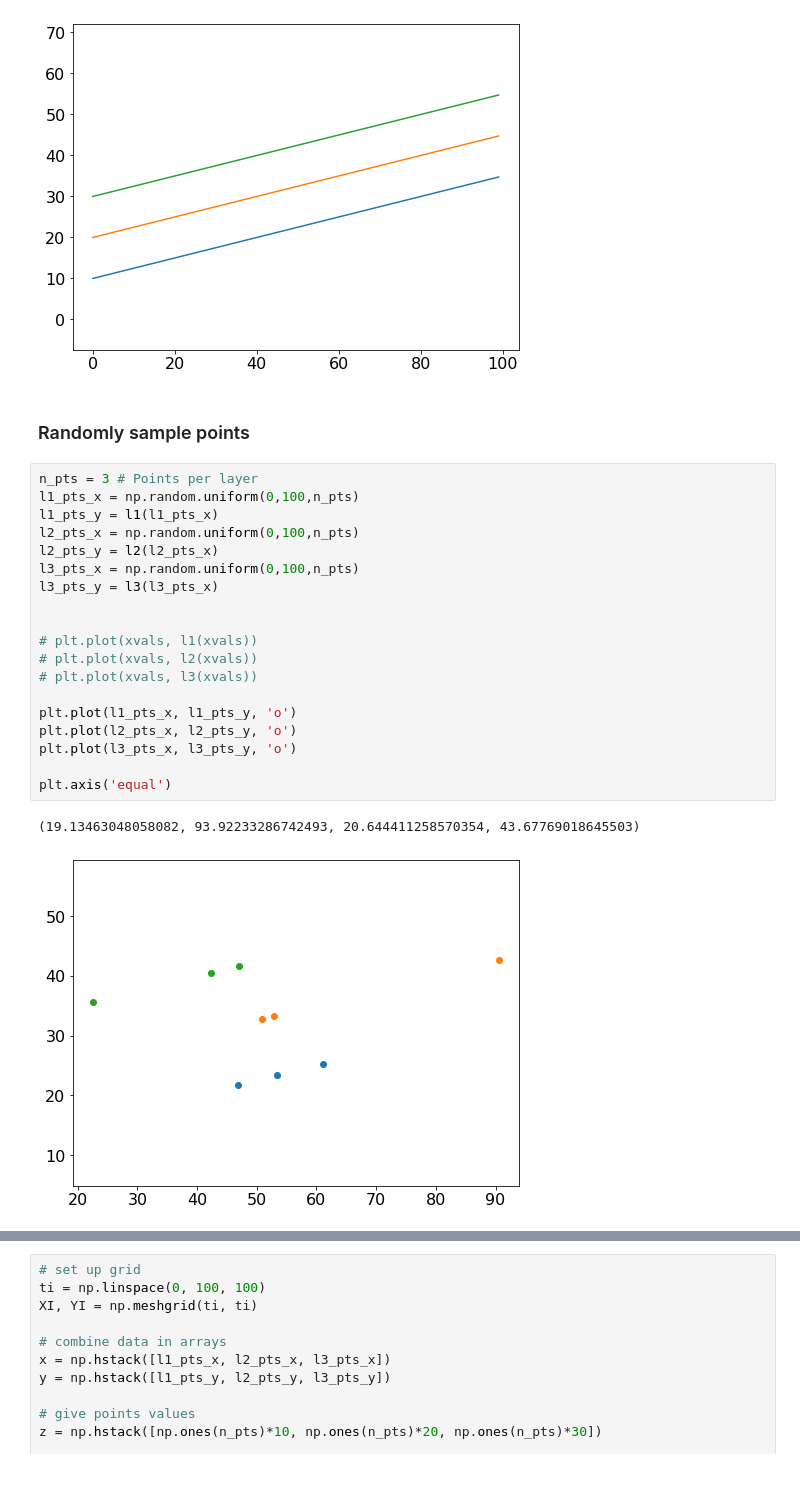
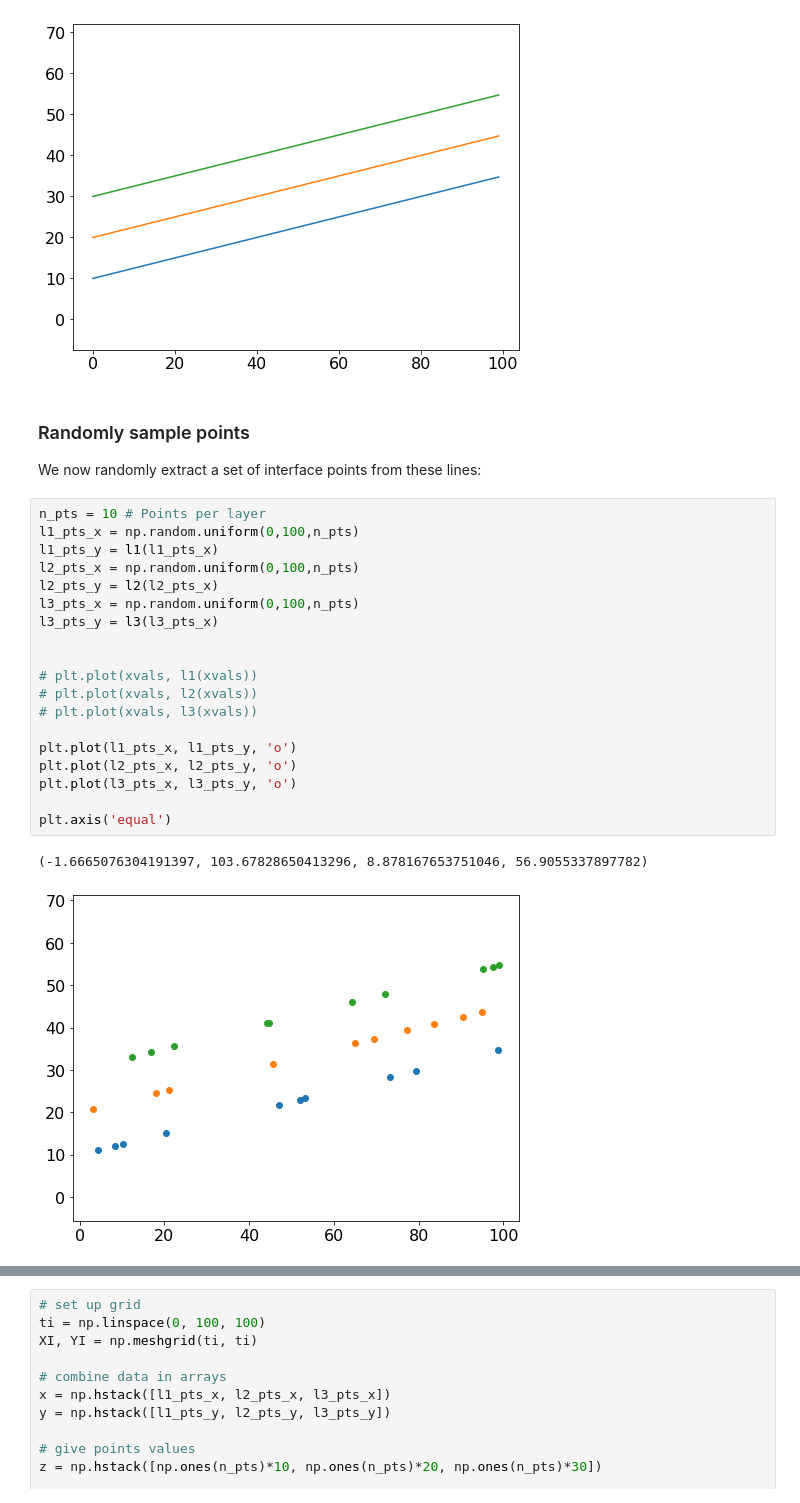
Before and after one commit to cgre-aachen/teaching, a Jupyter notebook: geomodeling/Rbf_examples.ipynb, the cells around one changed output, grey strips where cells are left out. Drawn from its saved outputs; the diff is of its cells as text.

```diff
--- a/geomodeling/Rbf_examples.ipynb
+++ b/geomodeling/Rbf_examples.ipynb
@@ -29,27 +33,29 @@ plt.axis('equal')
 # %% [output]
 (-4.95, 103.95, 7.762499999999999, 56.9875)
 [figure]
-# %% [markdown]
-### Randomly sample points
+# %% [markdown]
+### Randomly sample points
+
+We now randomly extract a set of interface points from these lines:
 # %%
-n_pts = 3 # Points per layer
+n_pts = 10 # Points per layer
 l1_pts_x = np.random.uniform(0,100,n_pts)
 l1_pts_y = l1(l1_pts_x)
 l2_pts_x = np.random.uniform(0,100,n_pts)
 l2_pts_y = l2(l2_pts_x)
 l3_pts_x = np.random.uniform(0,100,n_pts)
 l3_pts_y = l3(l3_pts_x)
 
 
 # plt.plot(xvals, l1(xvals))
 # plt.plot(xvals, l2(xvals))
 # plt.plot(xvals, l3(xvals))
 
 plt.plot(l1_pts_x, l1_pts_y, 'o')
 plt.plot(l2_pts_x, l2_pts_y, 'o')
 plt.plot(l3_pts_x, l3_pts_y, 'o')
 
 plt.axis('equal')
 # %% [output]
-(19.13463048058082, 93.92233286742493, 20.644411258570354, 43.67769018645503)
+(-1.6665076304191397, 103.67828650413296, 8.878167653751046, 56.9055337897782)
-[figure, old version]
+[figure, new version]
```
Also changed, not shown: parts of 14 cells of this notebook, 2 other files.
